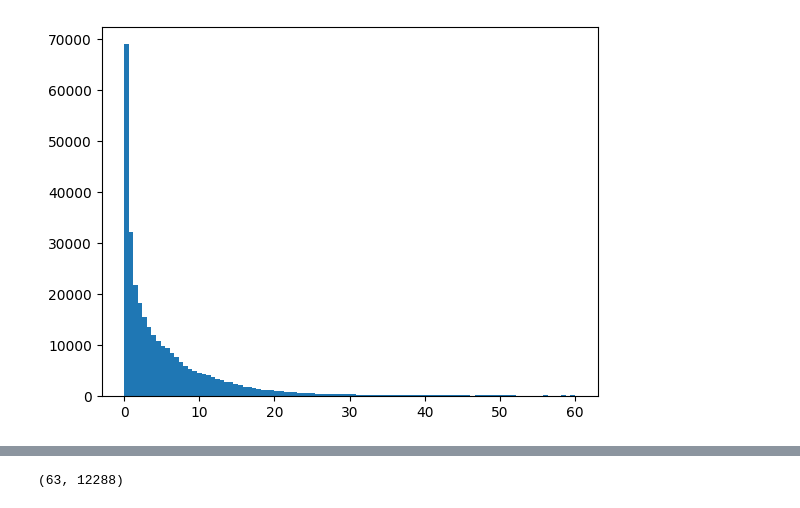
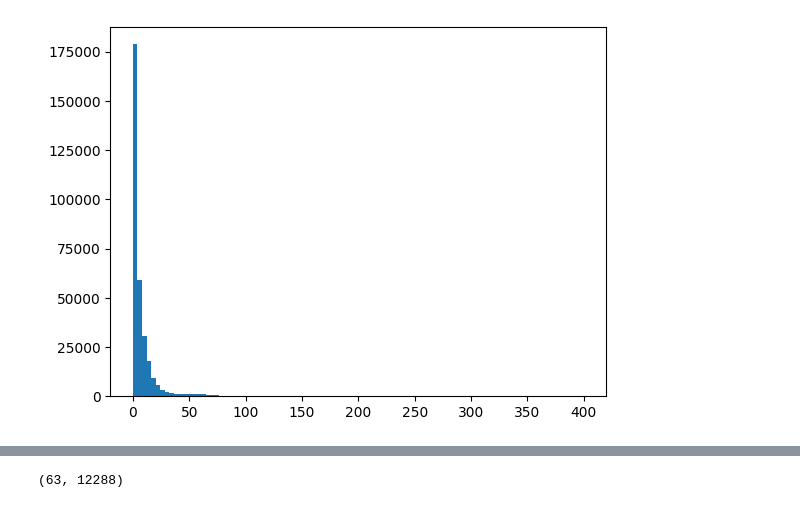
Before and after one commit to simone7monaco/rainfall-prediction, a Jupyter notebook: notebooks/test_model.ipynb, the cells around one changed output, grey strips where cells are left out. Drawn from its saved outputs; the diff is of its cells as text; code cells hidden in the pictures.

```diff
--- a/notebooks/test_model.ipynb
+++ b/notebooks/test_model.ipynb
@@ -87,10 +91,10 @@ plt.show()
 # %%
 histo = (y*case_study_max*mask).flatten()
 
-plt.hist(histo[histo>0.1], bins=np.linspace(0,60, 100))
+plt.hist(histo[histo>0.1], bins=np.linspace(0,400, 100))
 plt.show()
 # %% [output]
-[figure, old version]
+[figure, new version]
 # %%
 y_r = np.reshape(y*mask, (63, 128*96))
 logit_class_r = np.reshape(logit_class*mask, (63, 128*96))
```
Also changed, not shown: parts of 15 cells of this notebook, 1 other file.
